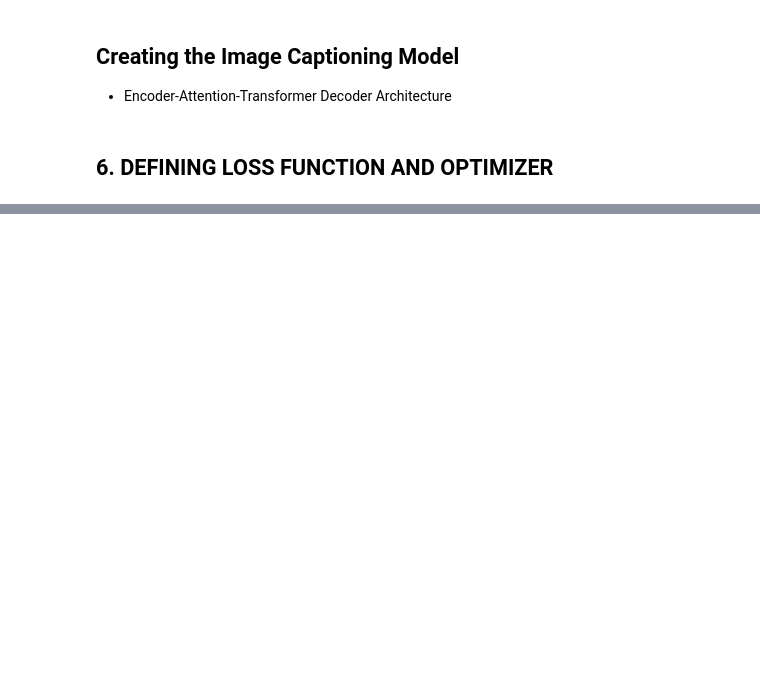
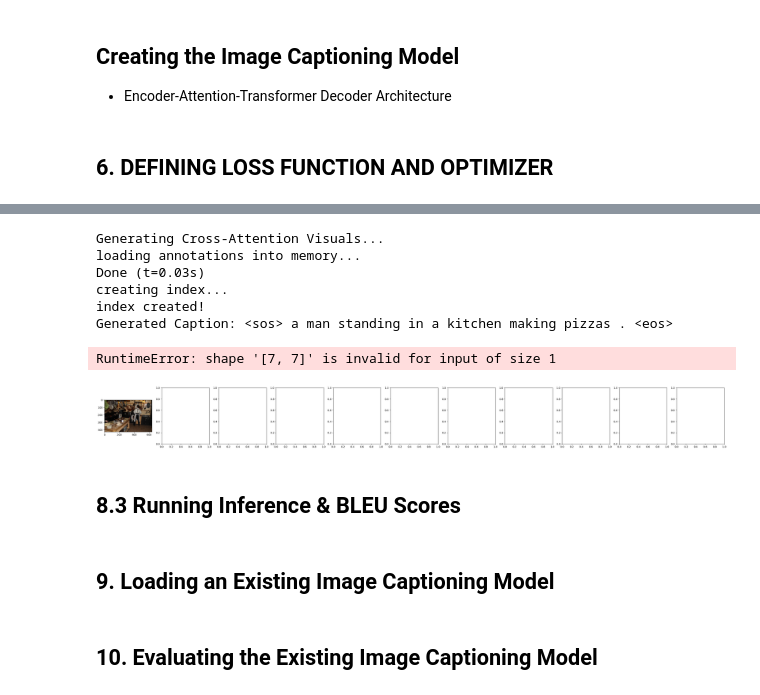
Before and after one commit to KendiJ/DeepNetworks-ELTE, a Jupyter notebook: 02_Assignment/02_HW.ipynb, the cells around one changed output, grey strips where cells are left out. Saved outputs shown, nothing was run; the diff lists cells and outputs as text; code cells hidden in the pictures; blank space fills up the shorter version.

```diff
--- a/02_Assignment/02_HW.ipynb
+++ b/02_Assignment/02_HW.ipynb
@@ -482,0 +662,59 @@ Loss function, Optimizer, and Scheduler successfully initialized!
+# %%
+%matplotlib inline
+
+print("Generating Cross-Attention Visuals...")
+
+coco_val = COCO('coco/annotations/captions_val2017.json')
+
+random_img_id = list(coco_val.imgs.keys())[0]
+
+img_info = coco_val.loadImgs(random_img_id)[0]
+
+img_path = os.path.join(
+    'coco/images/val2017',
+    img_info['file_name']
+)
+
+image_pil = Image.open(img_path).convert("RGB")
+
+test_tensor = test_transforms(image_pil)
+
+display_image = np.array(image_pil)
+
+generated_tokens, atten_w = model.generate(
+    test_tensor.unsqueeze(0).to(device)
+)
+
+generated_tokens = generated_tokens[0].cpu().numpy()
+
+cap_tokens = []
+for idx in generated_tokens:
+
+    word = vocab.itos.get(idx, "<UNK>")
+
+    if word == "<EOS>":
+        break
+
+    if word not in ["<SOS>", "<PAD>"]:
+        cap_tokens.append(word)
+
+cap_str = " ".join(cap_tokens)
+
+print(f"Generated Caption: {cap_str}")
+
+visualize_cross_attention(
+    display_image,
+    cap_tokens,
+    atten_w
+)
+# %% [output]
+Generating Cross-Attention Visuals...
+loading annotations into memory...
+Done (t=0.03s)
+creating index...
+index created!
+Generated Caption: <sos> a man standing in a kitchen making pizzas . <eos>
+RuntimeError: shape '[7, 7]' is invalid for input of size 1
+[figure, added]
+# %% [markdown]
+## 8.3 Running Inference & BLEU Scores
@@ -482,0 +802,2 @@ Loss function, Optimizer, and Scheduler successfully initialized!
+# %% [markdown]
+## 9. Loading an Existing Image Captioning Model
@@ -482,0 +814,2 @@ Loss function, Optimizer, and Scheduler successfully initialized!
+# %% [markdown]
+## 10. Evaluating the Existing Image Captioning Model
```
Also changed, not shown: parts of 15 cells of this notebook.
